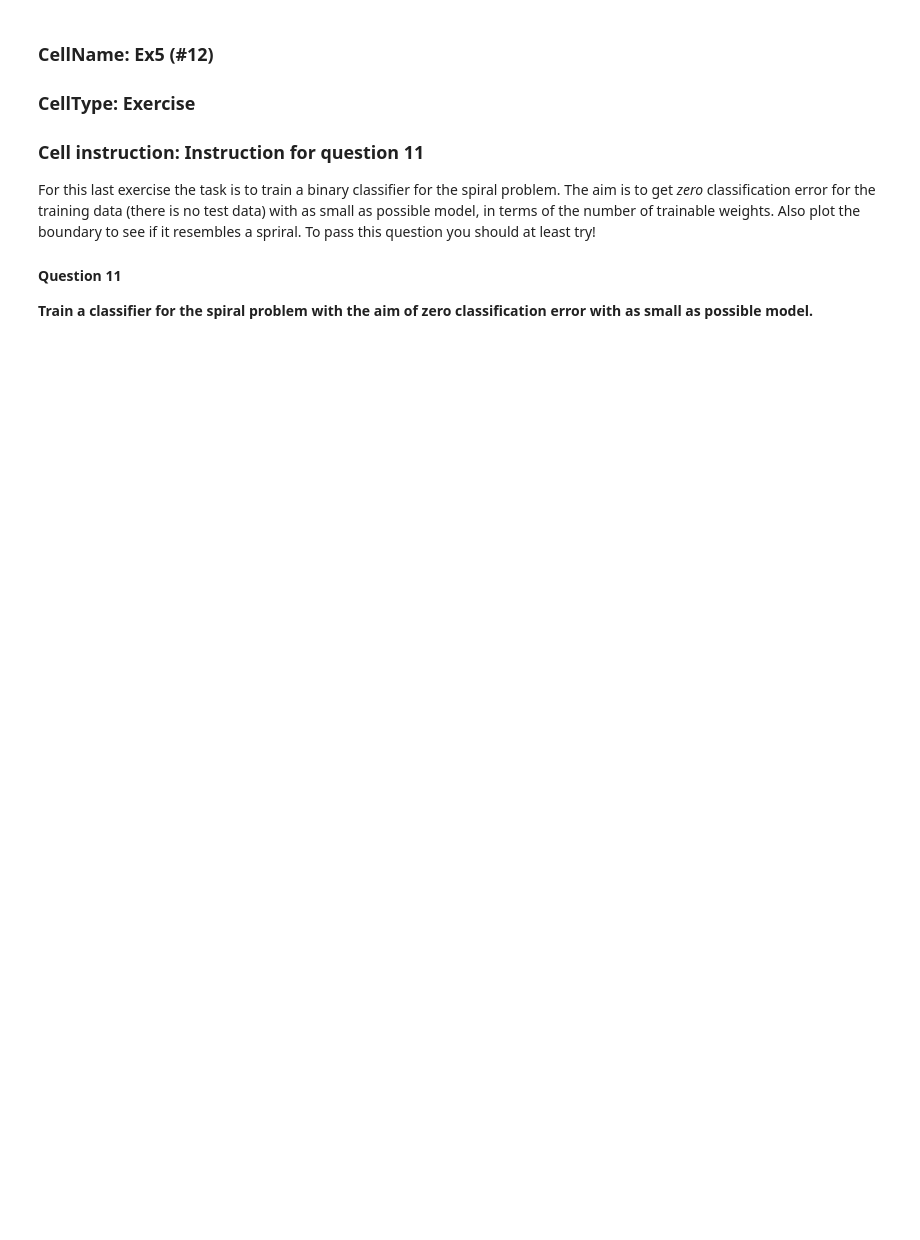
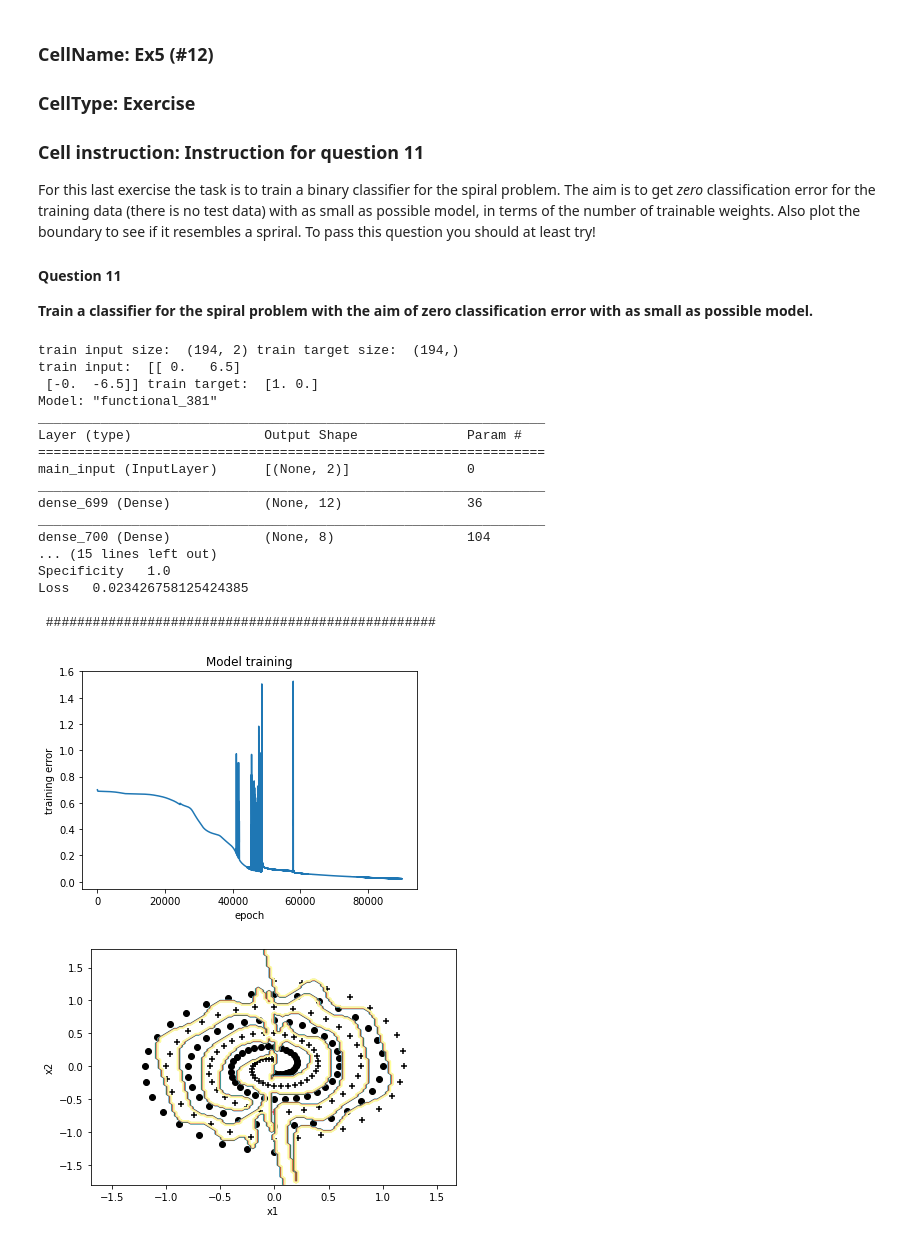
Before and after one commit to kallekj/ArtificialFlyingObjects, a Jupyter notebook: MLP/lab1.ipynb, the cells around one changed output. Drawn from its saved outputs; the diff is of its cells as text; code cells hidden in the pictures; blank space fills up the shorter version.

```diff
--- a/MLP/lab1.ipynb
+++ b/MLP/lab1.ipynb
@@ -947,3 +1028,77 @@ x_train = x_train / 5
+# %%
+# seed = 0 means random, seed > 0 means fixed
+seed = 1
+np.random.seed(seed) if seed else None
+
+# Generate training data
+x_train, d_train = spiral()
+x_train_new = x_train / 5
+
+print('train input size: ',x_train.shape, 'train target size: ',d_train.shape)
+print('train input: ',x_train[:2], 'train target: ',d_train[:2])
+
+# Define the network, cost function and minimization method,
+# train and evaluate the result
+
+
+INPUT = {'inp_dim': x_train_new.shape[1],
+         'n_nod': [12,8,4],                      # number of nodes in hidden layer
+         'act_fun': 'tanh',                 # activation functions for the hidden layer
+         'out_act_fun': 'sigmoid',           # output activation function
+         'opt_method': 'SGD',               # minimization method
+         'cost_fun': 'binary_crossentropy',                 # error function
+         'lr_rate': 0.037,                   # learningrate
+         #'lambd' : 0.001,                    # L2
+         'num_out' : 1}   # if binary --> 1 |  regression--> num output | multi-class--> num of classes
+
+
+# Get the model
+model = pipline(**INPUT)
+
+# Print a summary of the model
+model.summary()
+
+# Train the model
+estimator = model.fit(x_train_new,
+                      d_train,
+                      epochs = 90000,      # Number of epochs
+                      #validation_data=(x_val, y_val),
+                      batch_size = x_train.shape[0],   # Batch size = all data (batch learning)
+                      #batch_size=10,                    # Batch size for true SGD
+                      verbose = 0)
+
+# Call the stats function to print out statistics for classification problems
+stats_class(x_train_new, d_train, 'Training', model)
+
+# Plot the learning curves
+plt.plot(estimator.history['loss'])
+plt.title('Model training')
+plt.ylabel('training error')
+plt.xlabel('epoch')
+plt.show()
+
+# Show the decision boundary for the training dataset
+decision_b(x_train_new, d_train)
+# %% [output]
+train input size:  (194, 2) train target size:  (194,)
+train input:  [[ 0.   6.5]
+ [-0.  -6.5]] train target:  [1. 0.]
+Model: "functional_381"
+_________________________________________________________________
+Layer (type)                 Output Shape              Param #
+=================================================================
+main_input (InputLayer)      [(None, 2)]               0
+_________________________________________________________________
+dense_699 (Dense)            (None, 12)                36
+_________________________________________________________________
+dense_700 (Dense)            (None, 8)                 104
+... (15 lines left out)
+Specificity   1.0
+Loss   0.023426758125424385
+
+ ##################################################
+[figure, added]
+[figure, added]
 # %% [markdown]
 # The report!
 
```
Also changed, not shown: parts of 9 cells of this notebook.
